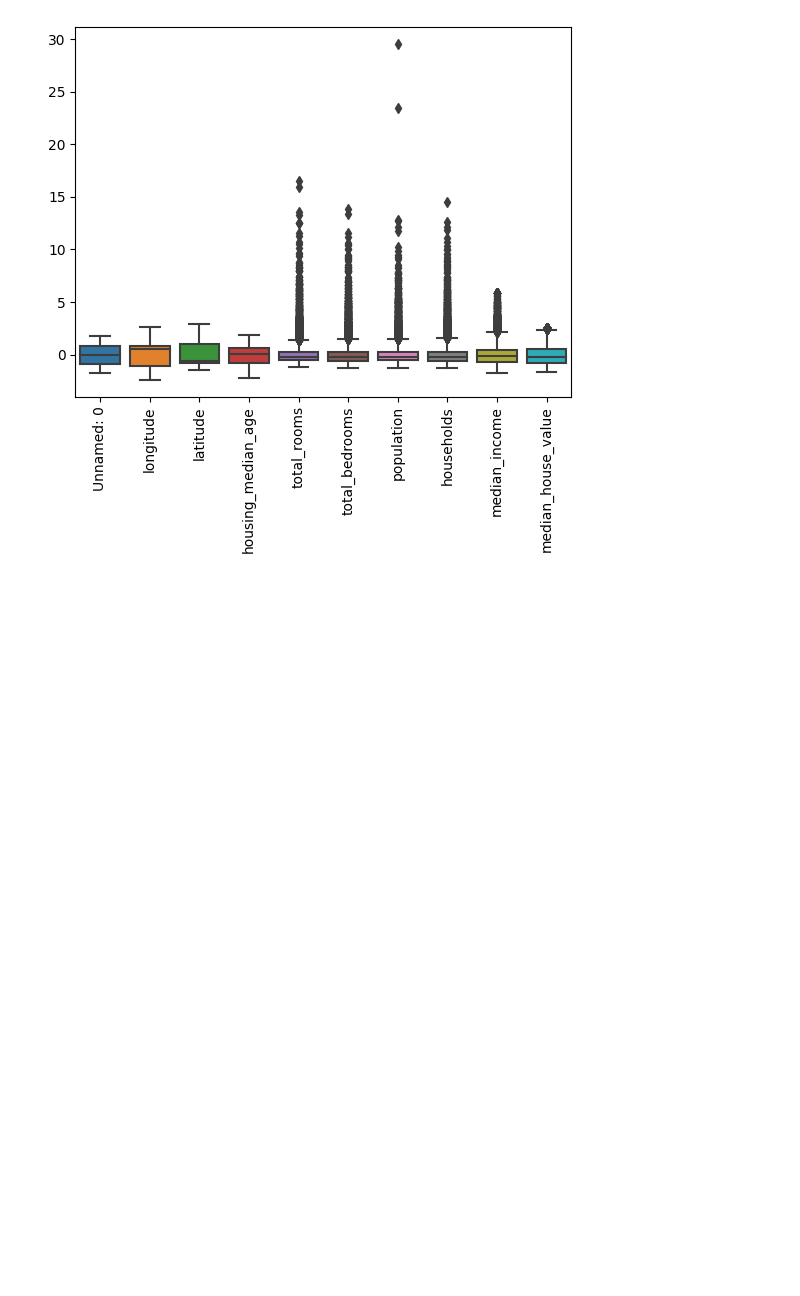
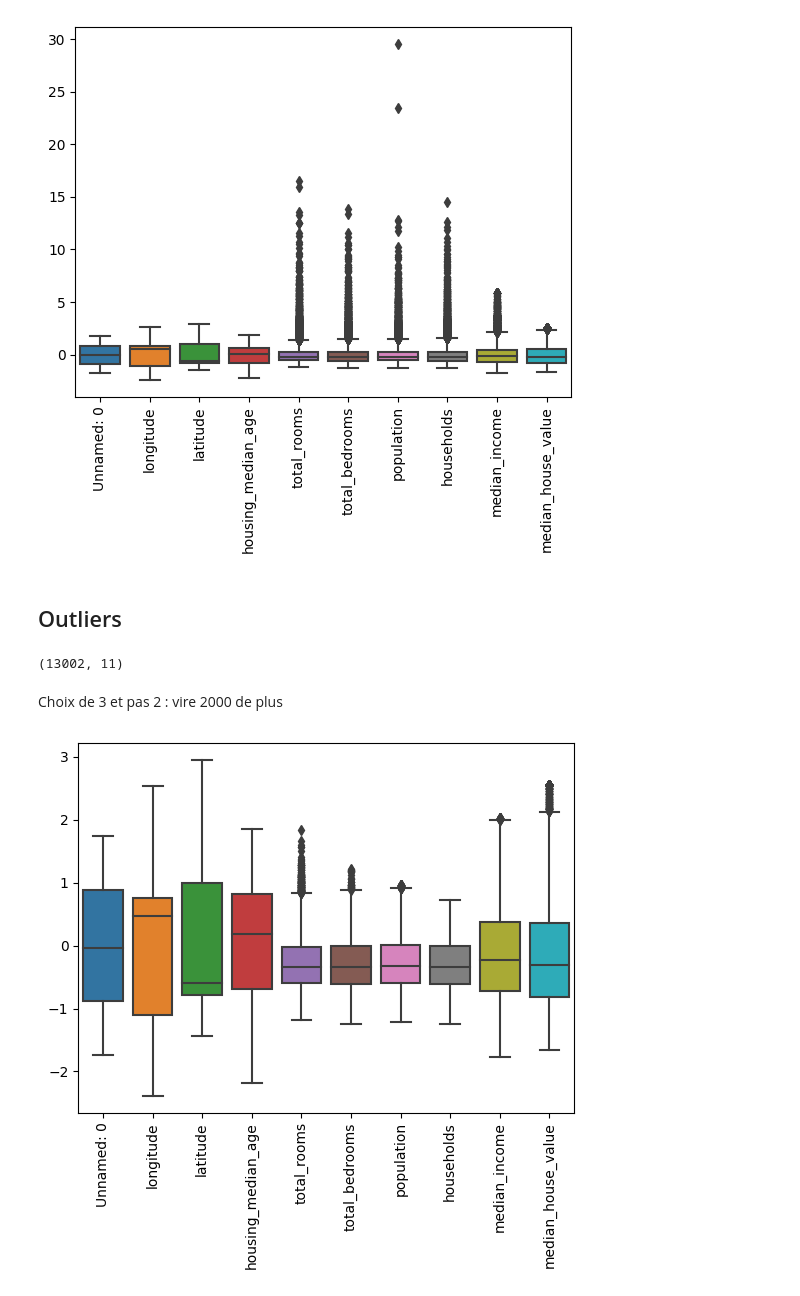
Before and after one commit to NaisMerien/Immo, a Jupyter notebook: EDA_notebook.ipynb, the cells around one changed output. Saved outputs shown, nothing was run; the diff lists cells and outputs as text; code cells hidden in the pictures; blank space fills up the shorter version.

```diff
--- a/EDA_notebook.ipynb
+++ b/EDA_notebook.ipynb
@@ -127,5 +149,24 @@ plt.xticks(rotation=90)
 plt.show()
 # %% [output]
 [figure]
+# %% [markdown]
+## Outliers
 # %%
-datafinleger=scale_immo_df[(np.abs(stats.zscore(scale_immo_df['total_rooms'])) < 2)]
+treshold = 2
+scale_immo_without_outliers =scale_immo_df[(np.abs(stats.zscore(scale_immo_df['total_rooms'])) < treshold)]
+scale_immo_without_outliers =scale_immo_without_outliers[(np.abs(stats.zscore(scale_immo_without_outliers['total_bedrooms'])) < treshold)]
+scale_immo_without_outliers =scale_immo_without_outliers[(np.abs(stats.zscore(scale_immo_without_outliers['population'])) < treshold)]
+scale_immo_without_outliers =scale_immo_without_outliers[(np.abs(stats.zscore(scale_immo_without_outliers['households'])) < treshold)]
+scale_immo_without_outliers =scale_immo_without_outliers[(np.abs(stats.zscore(scale_immo_without_outliers['median_income'])) < treshold)]
+# %%
+scale_immo_without_outliers.shape
+# %% [output]
+(13002, 11)
+# %% [markdown]
+Choix de 3 et pas 2 : vire 2000 de plus
+# %%
+sns.boxplot(data = scale_immo_without_outliers)
+plt.xticks(rotation=90)
+plt.show()
+# %% [output]
+[figure, added]
```
Also changed, not shown: parts of 14 cells of this notebook.
